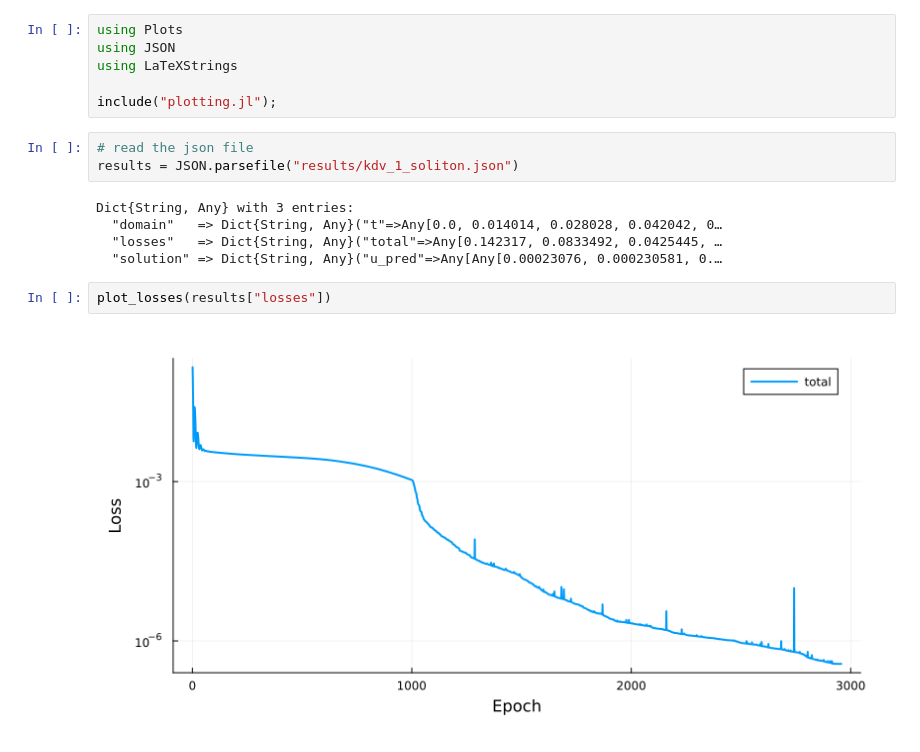
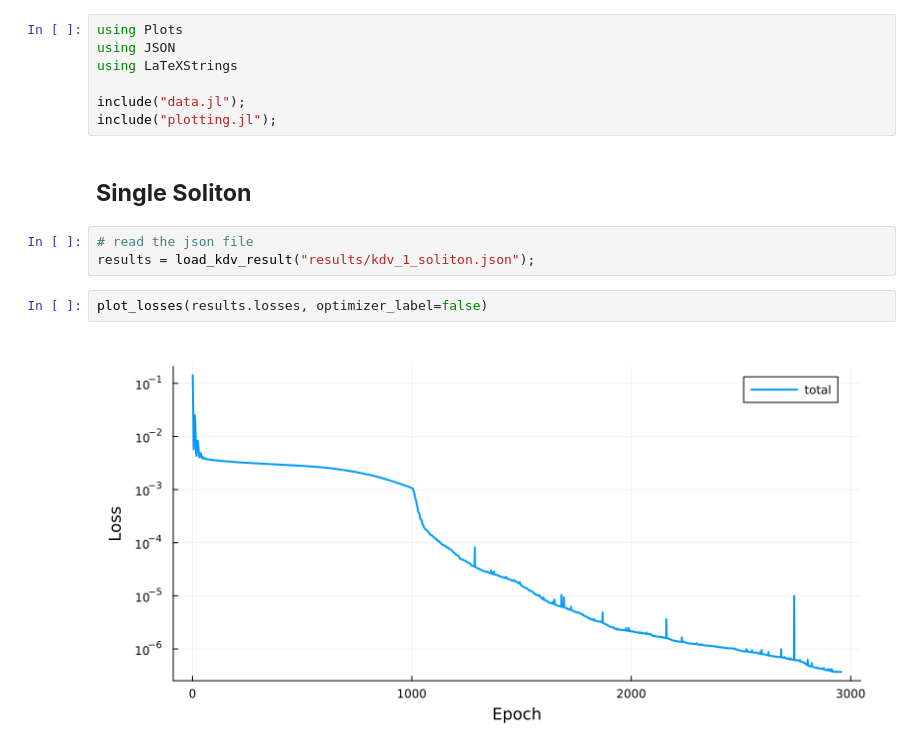
Before and after one commit to karnavr/pinns, a Jupyter notebook: plotting/plots.ipynb, the cells around one changed output. Cells and saved outputs as stored; diff of their text form.

Commit message:
create data reading and simple plotting functions

```diff
--- a/plotting/plots.ipynb
+++ b/plotting/plots.ipynb
@@ -3,16 +3,14 @@ using Plots
 using JSON
 using LaTeXStrings
 
+include("data.jl");
 include("plotting.jl");
+# %% [markdown]
+## **Single Soliton**
 # %%
 # read the json file
-results = JSON.parsefile("results/kdv_1_soliton.json")
+results = load_kdv_result("results/kdv_1_soliton.json");
-# %% [output]
-Dict{String, Any} with 3 entries:
-  "domain"   => Dict{String, Any}("t"=>Any[0.0, 0.014014, 0.028028, 0.042042, 0…
-  "losses"   => Dict{String, Any}("total"=>Any[0.142317, 0.0833492, 0.0425445, …
-  "solution" => Dict{String, Any}("u_pred"=>Any[Any[0.00023076, 0.000230581, 0.…
 # %%
-plot_losses(results["losses"])
+plot_losses(results.losses, optimizer_label=false)
 # %% [output]
-[figure, old version]
+[figure, new version]
```
Also changed, not shown: parts of 3 cells of this notebook, 2 other files.
